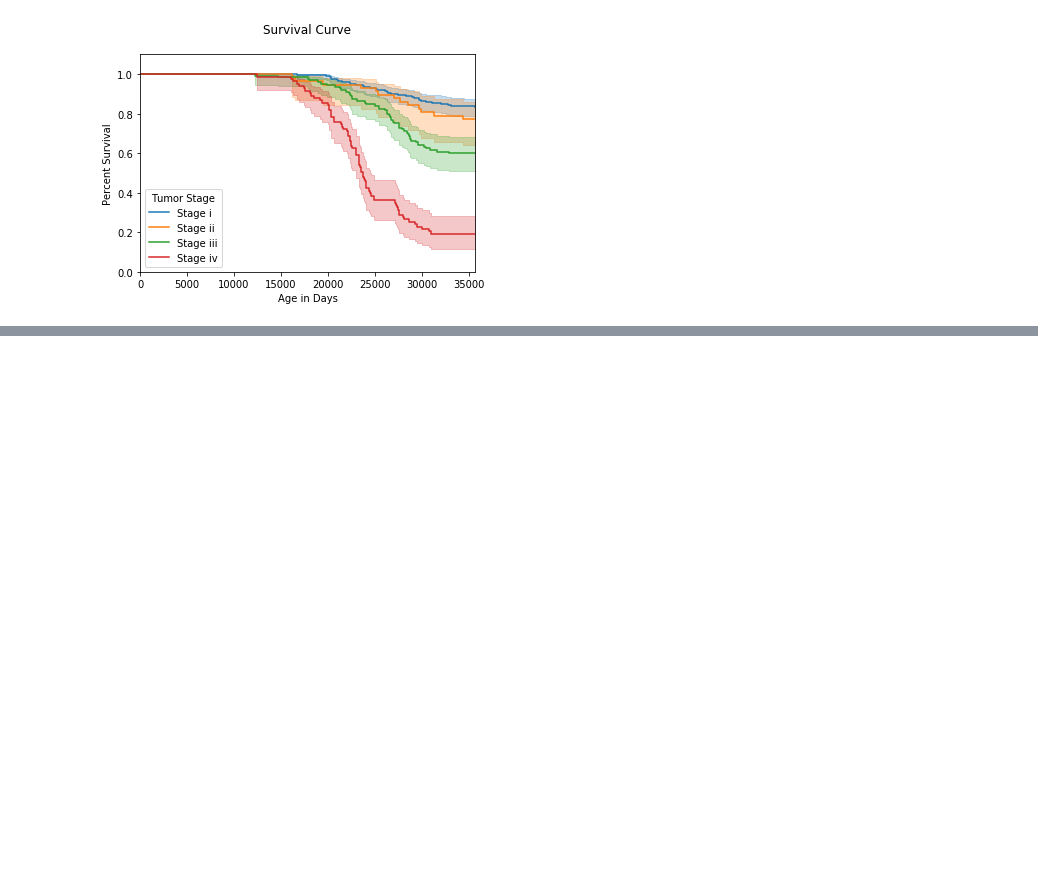
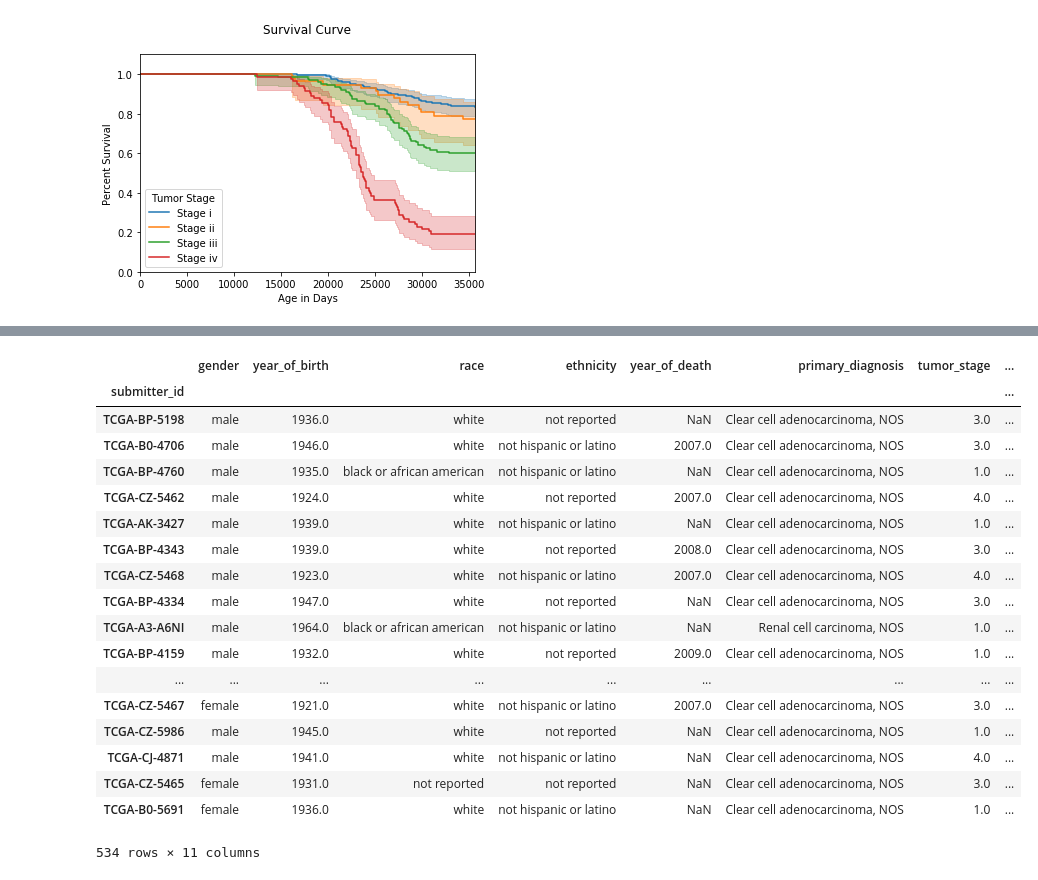
Before and after one commit to JoeJessee/rCCC_clinical_clustering, a Jupyter notebook: Final Project 3.ipynb, the cells around one changed output, grey strips where cells are left out. Saved outputs shown, nothing was run; the diff lists cells and outputs as text; code cells hidden in the pictures; blank space fills up the shorter version.

```diff
--- a/Final Project 3.ipynb
+++ b/Final Project 3.ipynb
@@ -297,0 +329,27 @@ plt.show()
+# %%
+# separate data from labels
+clinical_info.target = np.array(clinical_info['vital_status'])
+clinical_info.data = clinical_info.loc[:, clinical_info.columns != 'vital_status']
+
+clinical_info.target
+clinical_info.data
+# %% [output]
+|  | gender | year_of_birth | race | ethnicity | year_of_death | primary_diagnosis | tumor_stage | ... |
+| submitter_id |  |  |  |  |  |  |  | ... |
+| TCGA-BP-5198 | male | 1936.0 | white | not reported | NaN | Clear cell adenocarcinoma, NOS | 3.0 | ... |
+| TCGA-B0-4706 | male | 1946.0 | white | not hispanic or latino | 2007.0 | Clear cell adenocarcinoma, NOS | 3.0 | ... |
+| TCGA-BP-4760 | male | 1935.0 | black or african american | not hispanic or latino | NaN | Clear cell adenocarcinoma, NOS | 1.0 | ... |
+| TCGA-CZ-5462 | male | 1924.0 | white | not reported | 2007.0 | Clear cell adenocarcinoma, NOS | 4.0 | ... |
+| TCGA-AK-3427 | male | 1939.0 | white | not hispanic or latino | NaN | Clear cell adenocarcinoma, NOS | 1.0 | ... |
+| TCGA-BP-4343 | male | 1939.0 | white | not reported | 2008.0 | Clear cell adenocarcinoma, NOS | 3.0 | ... |
+| TCGA-CZ-5468 | male | 1923.0 | white | not hispanic or latino | 2007.0 | Clear cell adenocarcinoma, NOS | 4.0 | ... |
+| TCGA-BP-4334 | male | 1947.0 | white | not reported | NaN | Clear cell adenocarcinoma, NOS | 3.0 | ... |
+| TCGA-A3-A6NI | male | 1964.0 | black or african american | not hispanic or latino | NaN | Renal cell carcinoma, NOS | 1.0 | ... |
+| TCGA-BP-4159 | male | 1932.0 | white | not reported | 2009.0 | Clear cell adenocarcinoma, NOS | 1.0 | ... |
+| ... | ... | ... | ... | ... | ... | ... | ... | ... |
+| TCGA-CZ-5467 | female | 1921.0 | white | not hispanic or latino | 2007.0 | Clear cell adenocarcinoma, NOS | 3.0 | ... |
+| TCGA-CZ-5986 | male | 1945.0 | white | not reported | NaN | Clear cell adenocarcinoma, NOS | 1.0 | ... |
+| TCGA-CJ-4871 | male | 1941.0 | white | not hispanic or latino | NaN | Clear cell adenocarcinoma, NOS | 4.0 | ... |
+| TCGA-CZ-5465 | female | 1931.0 | not reported | not reported | NaN | Clear cell adenocarcinoma, NOS | 3.0 | ... |
+| TCGA-B0-5691 | female | 1936.0 | white | not hispanic or latino | NaN | Clear cell adenocarcinoma, NOS | 1.0 | ... |
+534 rows × 11 columns
```
Also changed, not shown: parts of 20 cells of this notebook, 2 other files.
